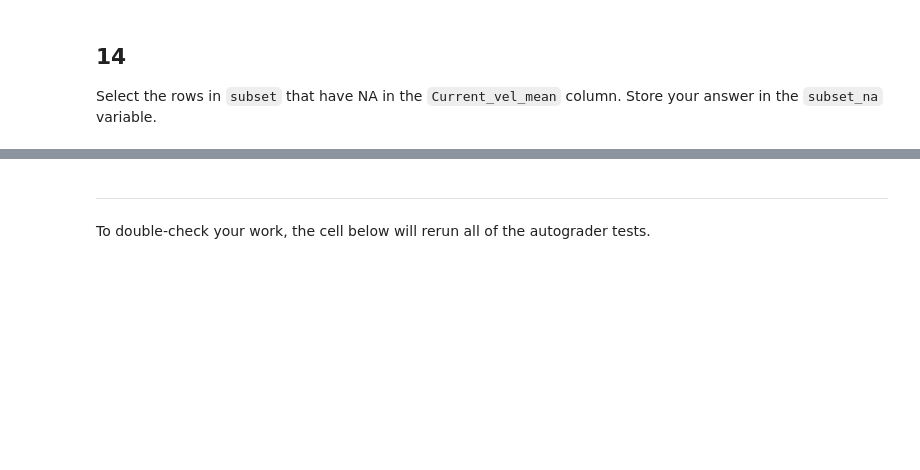
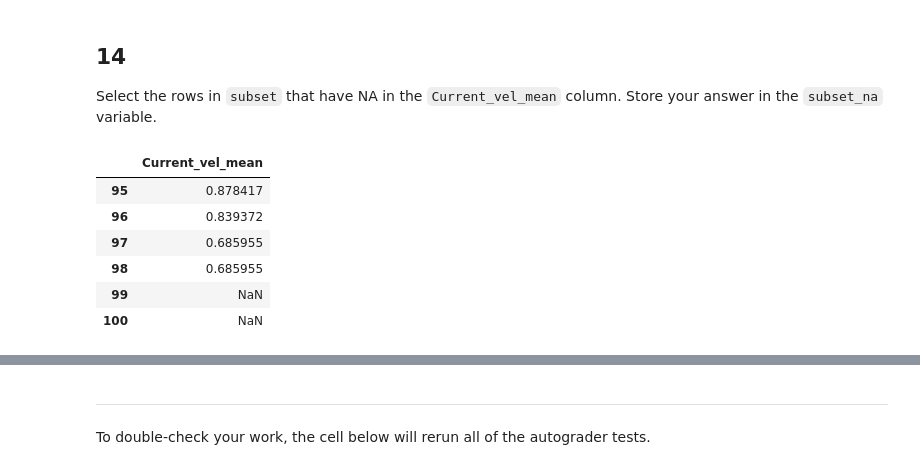
Before and after one commit to Karlavramos/eds220-hwk1, a Jupyter notebook: task2/hwk1-task2-corals.ipynb, the cells around one changed output, grey strips where cells are left out. Saved outputs shown, nothing was run; the diff lists cells and outputs as text; code cells hidden in the pictures; blank space fills up the shorter version.

```diff
--- a/task2/hwk1-task2-corals.ipynb
+++ b/task2/hwk1-task2-corals.ipynb
@@ -495,0 +532,10 @@ subset_na = ...
+# %%
+subset.loc[:, subset.isna().any()]
+# %% [output]
+|  | Current_vel_mean |
+| 95 | 0.878417 |
+| 96 | 0.839372 |
+| 97 | 0.685955 |
+| 98 | 0.685955 |
+| 99 | NaN |
+| 100 | NaN |
```
Also changed, not shown: parts of 17 cells of this notebook.
